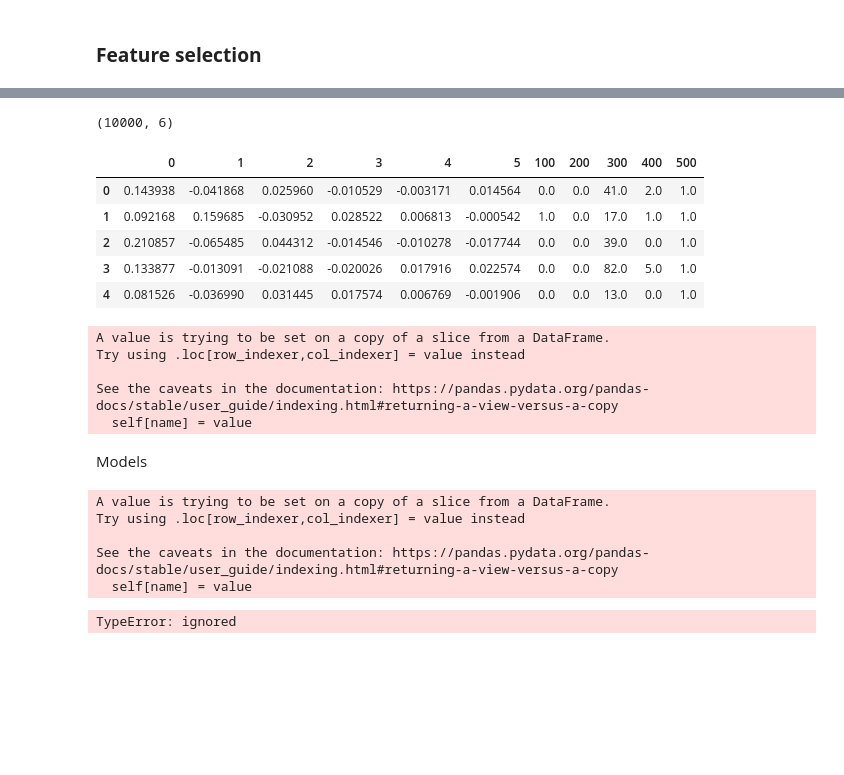
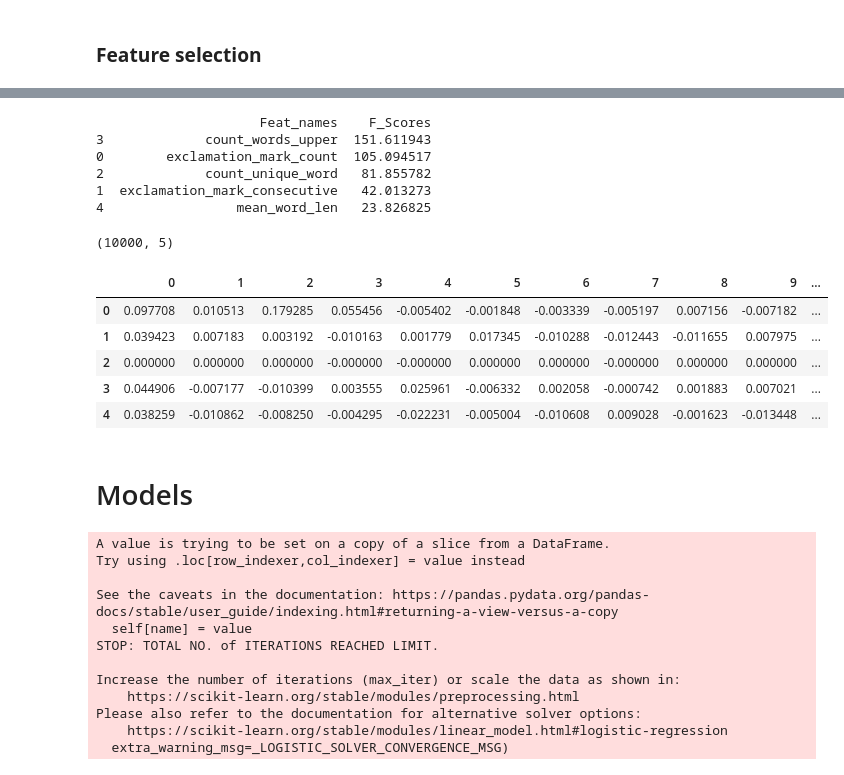
Before and after one commit to orbenishay/Classification, a Jupyter notebook: Toxic_comments_classification.ipynb, the cells around one changed output, grey strips where cells are left out. Drawn from its saved outputs; the diff is of its cells as text; code cells hidden in the pictures; blank space fills up the shorter version.

```diff
--- a/Toxic_comments_classification.ipynb
+++ b/Toxic_comments_classification.ipynb
@@ -592,6 +587,6 @@ y_train
 ### **Feature selection**
 # %%
 num_X = X_train.select_dtypes(include=np.number)
-num_X = num_X.drop(range(0,100), axis = 1)
+num_X.drop(num_X.iloc[:, 13:23], inplace=True, axis=1)
 num_X.head()
 # %% [output]
@@ -603,9 +602,9 @@ num_X.head()
 | 4 | 0 | 0 | 1 | 0 | ... |
 # %%
 # VarianceThreshold transformer
-selector = VarianceThreshold(0.05)
+selector = VarianceThreshold(0.1)
 selector.fit(num_X)
 new_columns = num_X.columns[selector.get_support()]
 new_num_X = num_X[new_columns]
-new_num_X.shape
+new_num_X
 # %% [output]
@@ -616,4 +624,25 @@ new_num_X_selector = SelectKBest(score_func=f_classif, k=5).fit_transform(new_nu
+# %%
+#select KBest transformer
+new_num_X_selector = SelectKBest(f_classif, k = 5)
+#New dataframe with the selected features for later use in the classifier. fit() method works too, if you want only the feature names and their corresponding scores
+X_new = new_num_X_selector.fit_transform(new_num_X, y_train.toxic)
+names = new_num_X.columns.values[new_num_X_selector.get_support()]
+scores = new_num_X_selector.scores_[new_num_X_selector.get_support()]
+names_scores = list(zip(names, scores))
+ns_df = pd.DataFrame(data = names_scores, columns=['Feat_names', 'F_Scores'])
+#Sort the dataframe for better visualization
+ns_df_sorted = ns_df.sort_values(['F_Scores', 'Feat_names'], ascending = [False, True])
+print(ns_df_sorted)
+# %% [output]
+                     Feat_names    F_Scores
+3             count_words_upper  151.611943
+0        exclamation_mark_count  105.094517
+2             count_unique_word   81.855782
+1  exclamation_mark_consecutive   42.013273
+4                 mean_word_len   23.826825
 # %%
-X_train_num_reduced = pd.DataFrame(new_num_X_selector)
+X_train_num_reduced = pd.DataFrame(X_new)
+X_train_num_reduced.columns = [names]
 X_train_num_reduced.shape
-X_train_num_reduced.columns = ['100', '200', '300', '400', '500']
+# %% [output]
+(10000, 5)
@@ -624,25 +649,12 @@ tfidf_selector = SelectKBest(score_func=f_classif, k=6).fit_transform(X_train_tf
-# %%
-X_train_tfidf_reduced = pd.DataFrame(tfidf_selector)
-X_train_tfidf_reduced.shape
-# %% [output]
-(10000, 6)
 # %%
-X_processed = pd.concat([X_train_tfidf_reduced, pd.DataFrame(X_train_num_reduced)], axis=1)
+X_processed = pd.concat([pd.DataFrame(lsa), pd.DataFrame(X_train_num_reduced)], axis=1)
 X_processed.head()
 # %% [output]
-|  | 0 | 1 | 2 | 3 | 4 | 5 | 100 | 200 | 300 | 400 | 500 |
-| 0 | 0.143938 | -0.041868 | 0.025960 | -0.010529 | -0.003171 | 0.014564 | 0.0 | 0.0 | 41.0 | 2.0 | 1.0 |
-| 1 | 0.092168 | 0.159685 | -0.030952 | 0.028522 | 0.006813 | -0.000542 | 1.0 | 0.0 | 17.0 | 1.0 | 1.0 |
-| 2 | 0.210857 | -0.065485 | 0.044312 | -0.014546 | -0.010278 | -0.017744 | 0.0 | 0.0 | 39.0 | 0.0 | 1.0 |
-| 3 | 0.133877 | -0.013091 | -0.021088 | -0.020026 | 0.017916 | 0.022574 | 0.0 | 0.0 | 82.0 | 5.0 | 1.0 |
-| 4 | 0.081526 | -0.036990 | 0.031445 | 0.017574 | 0.006769 | -0.001906 | 0.0 | 0.0 | 13.0 | 0.0 | 1.0 |
+|  | 0 | 1 | 2 | 3 | 4 | 5 | 6 | 7 | 8 | 9 | ... |
+| 0 | 0.097708 | 0.010513 | 0.179285 | 0.055456 | -0.005402 | -0.001848 | -0.003339 | -0.005197 | 0.007156 | -0.007182 | ... |
+| 1 | 0.039423 | 0.007183 | 0.003192 | -0.010163 | 0.001779 | 0.017345 | -0.010288 | -0.012443 | -0.011655 | 0.007975 | ... |
+| 2 | 0.000000 | 0.000000 | 0.000000 | -0.000000 | -0.000000 | 0.000000 | 0.000000 | -0.000000 | 0.000000 | 0.000000 | ... |
+| 3 | 0.044906 | -0.007177 | -0.010399 | 0.003555 | 0.025961 | -0.006332 | 0.002058 | -0.000742 | 0.001883 | 0.007021 | ... |
+| 4 | 0.038259 | -0.010862 | -0.008250 | -0.004295 | -0.022231 | -0.005004 | -0.010608 | 0.009028 | -0.001623 | -0.013448 | ... |
-# %%
-y_train.toxic = pd.DataFrame(y_train.toxic)
-# %% [output]
-A value is trying to be set on a copy of a slice from a DataFrame.
-Try using .loc[row_indexer,col_indexer] = value instead
-
-See the caveats in the documentation: https://pandas.pydata.org/pandas-docs/stable/user_guide/indexing.html#returning-a-view-versus-a-copy
-  self[name] = value
-# %% [markdown]
-Models
+# %% [markdown]
+# Models
@@ -649,11 +665,17 @@ Models
 # %%
 from sklearn.linear_model import LogisticRegression
 y_train.toxic = pd.DataFrame(y_train.toxic)
-data_clf = LogisticRegression(class_weight= {y_train.toxic : 0.2}).fit(X_processed, y_train.toxic)
+clf = LogisticRegression(class_weight= class_weight).fit(X_processed, y_train.toxic)
 # %% [output]
 A value is trying to be set on a copy of a slice from a DataFrame.
 Try using .loc[row_indexer,col_indexer] = value instead
 
 See the caveats in the documentation: https://pandas.pydata.org/pandas-docs/stable/user_guide/indexing.html#returning-a-view-versus-a-copy
   self[name] = value
+STOP: TOTAL NO. of ITERATIONS REACHED LIMIT.
+
+Increase the number of iterations (max_iter) or scale the data as shown in:
+    https://scikit-learn.org/stable/modules/preprocessing.html
+Please also refer to the documentation for alternative solver options:
+    https://scikit-learn.org/stable/modules/linear_model.html#logistic-regression
+  extra_warning_msg=_LOGISTIC_SOLVER_CONVERGENCE_MSG)
-TypeError: ignored
```
Also changed, not shown: parts of 29 cells of this notebook.
